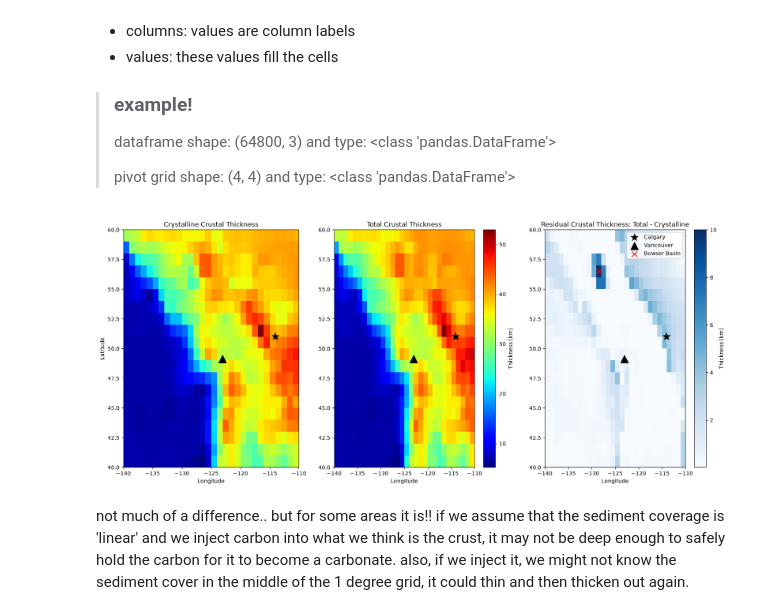
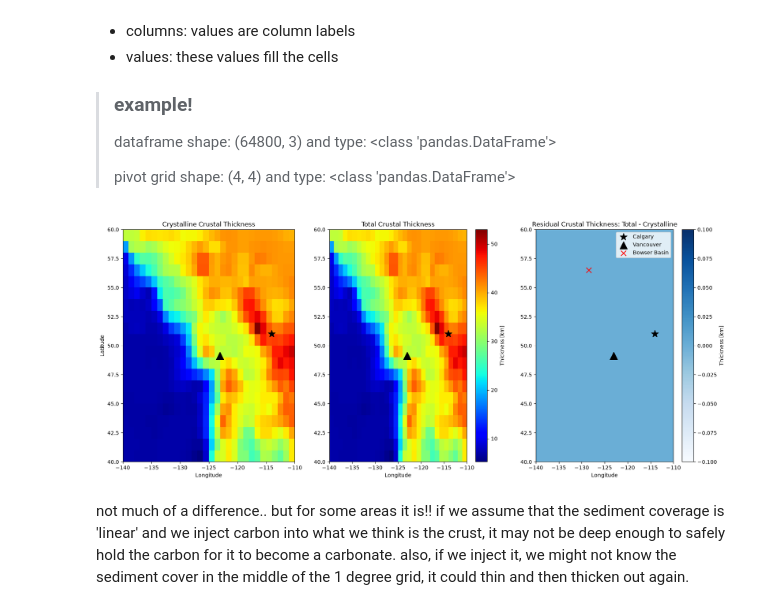
Before and after one commit to sydpas/grav_mag_model, a Jupyter notebook: src/ecm1/TO_3MT_ecm1.ipynb, the cells around one changed output. Cells and saved outputs as stored; diff of their text form; code cells hidden in the pictures.

```diff
--- a/src/ecm1/TO_3MT_ecm1.ipynb
+++ b/src/ecm1/TO_3MT_ecm1.ipynb
@@ -19,7 +23,7 @@ with open('..\\..\\data\\ecm1\\ecm1_fullmodel_novel.csv') as f:
 # %%
-dt = pd.read_csv('..\\..\\data\\ecm1\\ecm1_fullmodel_novel.csv', header=None, skiprows=1,
+d_E = pd.read_csv('..\\..\\data\\ecm1\\ecm1_fullmodel_novel.csv', header=None, skiprows=1,
                 names=['num', 'long', 'lat', 'hcc','sed','hc','type','z1','z2', 'z3','th1', 'th2', 'th3','rho1', 'rho2', 'rho3', 'rho_man'])
-print(dt)
+print(d_E)
 # %% [output]
          num   long   lat      hcc     sed       hc  type       z1       z2  \
 0          1 -179.5  89.5   6.4459  2.3303   8.7762  SOCE   4.4574   6.5846
@@ -58,7 +165,7 @@ ax0.set_ylabel('Latitude')
 # %%
-df = dt[dt['long'].between(-140, -110) & dt['lat'].between(40, 60)]
+df = d_E[d_E['long'].between(-140, -110) & d_E['lat'].between(40, 60)]
 
-# df.to_csv('..\\created_data\\trimmed_Hcc_ECM1.csv', index=False)
+# df.to_csv('..\\created_data\\trimmed_hc_ECM1.csv', index=False)
 # %% [markdown]
 dataframe is a list with one row per point
 
@@ -73,11 +180,11 @@ pivot rearranges the dataframe into a grid-like spreadsheet
 >
 > pivot grid shape: (4, 4) and type: <class 'pandas.DataFrame'>
 # %%
-df_grid_hcc = df.pivot(index='lat', columns='long', values='hcc')
+df_grid_hc = df.pivot(index='lat', columns='long', values='hc')
 
-lat = df_grid_hcc.index.values; long = df_grid_hcc.columns.values; hcc = df_grid_hcc.values
+lat = df_grid_hc.index.values; long = df_grid_hc.columns.values; hc = df_grid_hc.values
 
-# print(df_grid_hcc.shape, lat.shape, long.shape, hcc.shape)
+# print(df_grid_hc.shape, lat.shape, long.shape, hc.shape)
 
 df_grid_hc = df.pivot(index='lat', columns='long', values='hc')
 
@@ -85,8 +192,8 @@ lat_hc = df_grid_hc.index.values; long_hc = df_grid_hc.columns.values; hc = df_g
 # %%
 fig, (ax1, ax2, ax3)= plt.subplots(1, 3, figsize=(20, 8))
 
-pcm_hcc = ax1.pcolormesh(long, lat, hcc, cmap='jet')
-# fig.colorbar(pcm_hcc, label='Thickness [km]')
+pcm_hc = ax1.pcolormesh(long, lat, hc, cmap='jet')
+# fig.colorbar(pcm_hc, label='Thickness [km]')
 ax1.scatter(-114.03, 51.02, marker='*', color='black', s=200, label='Calgary')
 ax1.scatter(-123.06, 49.15, marker='^', color='black', s=200, label='Vancouver')
 
@@ -95,36 +202,36 @@ ax1.set_xlabel('Longitude')
 ax1.set_ylabel('Latitude')
 
 
 pcm_hc = ax2.pcolormesh(long_hc, lat_hc, hc, cmap='jet')
 fig.colorbar(pcm_hc, label='Thickness [km]')
 ax2.scatter(-114.03, 51.02, marker='*', color='black', s=200, label='Calgary')
 ax2.scatter(-123.06, 49.15, marker='^', color='black', s=200, label='Vancouver')
 
 ax2.set_title('Total Crustal Thickness')
 ax2.set_xlabel('Longitude')
 # ax2.set_ylabel('Latitude')
 
 # RESIDUAL$$$
 
-res = hc-hcc
+res = hc-hc
 
 pcm_res = ax3.pcolormesh(long, lat, res, cmap='Blues')
 fig.colorbar(pcm_res, label='Thickness [km]')
 ax3.scatter(-114.03, 51.02, marker='*', color='black', s=200, label='Calgary')
 ax3.scatter(-123.06, 49.15, marker='^', color='black', s=200, label='Vancouver')
 ax3.scatter(-128.50, 56.50, marker='x', color='red', s=100, label='Bowser Basin')
 
 
 ax3.set_title('Residual Crustal Thickness: Total - Crystalline')
 ax3.set_xlabel('Longitude')
 # ax3.set_ylabel('Latitude')
 
 plt.legend()
 
-plt.savefig('..\\..\\figures\\ecm1\\hcc_hc_compare.png', dpi=400, bbox_inches='tight')
+plt.savefig('..\\..\\figures\\ecm1\\hc_hc_compare.png', dpi=400, bbox_inches='tight')
 plt.show()
 # %% [output]
-[figure, old version]
+[figure, new version]
 # %% [markdown]
 not much of a difference.. but for some areas it is!! if we assume that the sediment coverage is 'linear' and we inject carbon into what we think is the crust, it may not be deep enough to safely hold the carbon for it to become a carbonate. also, if we inject it, we might not know the sediment cover in the middle of the 1 degree grid, it could thin and then thicken out again.
 # %% [markdown]
```
Also changed, not shown: parts of 20 cells of this notebook, 8 other files.
